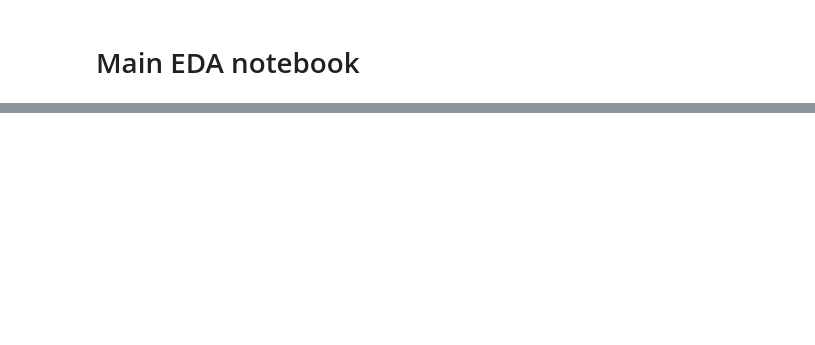
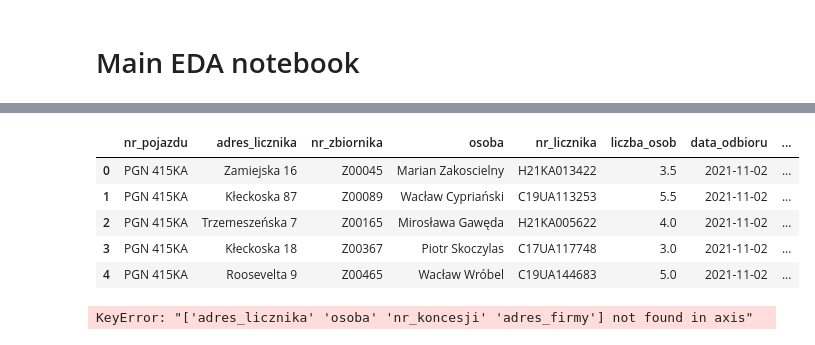
Before and after one commit to hackathonteam/klimaton_back, a Jupyter notebook: merger.ipynb, the cells around one changed output, grey strips where cells are left out. Saved outputs shown, nothing was run; the diff lists cells and outputs as text; code cells hidden in the pictures; blank space fills up the shorter version.

```diff
--- a/merger.ipynb
+++ b/merger.ipynb
@@ -76,0 +137,16 @@ liczniki_z_osobami
+# %%
+licz_os_dekl_pojaz.head()
+# %% [output]
+|  | nr_pojazdu | adres_licznika | nr_zbiornika | osoba | nr_licznika | liczba_osob | data_odbioru | ... |
+| 0 | PGN 415KA | Zamiejska 16 | Z00045 | Marian Zakoscielny | H21KA013422 | 3.5 | 2021-11-02 | ... |
+| 1 | PGN 415KA | Kłeckoska 87 | Z00089 | Wacław Cypriański | C19UA113253 | 5.5 | 2021-11-02 | ... |
+| 2 | PGN 415KA | Trzemeszeńska 7 | Z00165 | Mirosława Gawęda | H21KA005622 | 4.0 | 2021-11-02 | ... |
+| 3 | PGN 415KA | Kłeckoska 18 | Z00367 | Piotr Skoczylas | C17UA117748 | 3.0 | 2021-11-02 | ... |
+| 4 | PGN 415KA | Roosevelta 9 | Z00465 | Wacław Wróbel | C19UA144683 | 5.0 | 2021-11-02 | ... |
+# %%
+# drop some usless columns
+licz_os_dekl_pojaz = licz_os_dekl_pojaz.drop(['adres_licznika', 'osoba',
+                                              'nr_koncesji', 'nazwa_firmy',
+                                              'adres_firmy'], axis = 1)
+# %% [output]
+KeyError: "['adres_licznika' 'osoba' 'nr_koncesji' 'adres_firmy'] not found in axis"
```
Also changed, not shown: parts of 18 cells of this notebook, 1 other file.
